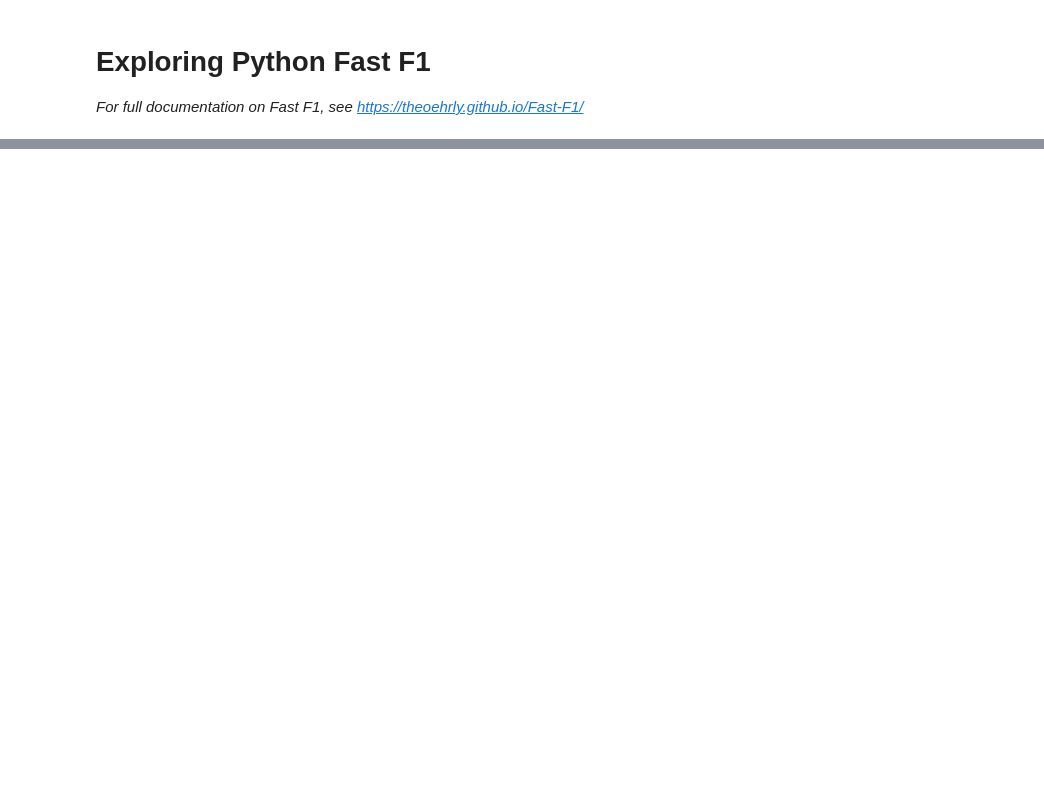
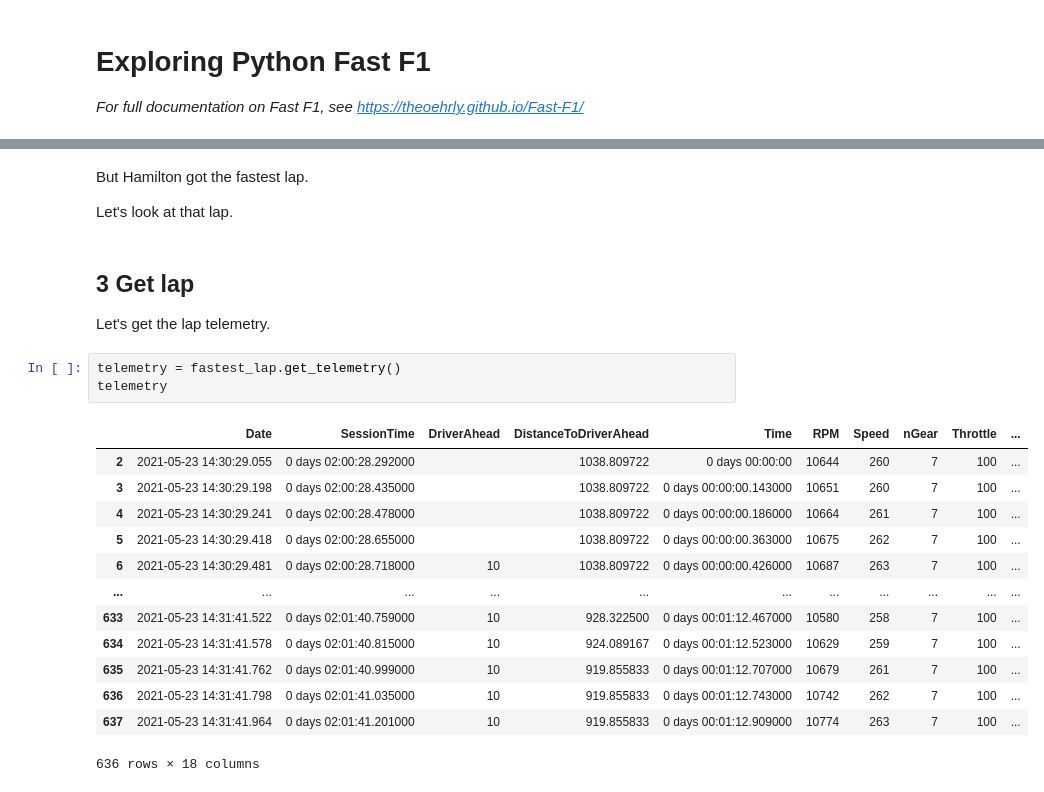
Before and after one commit to CiaranMcAndrew/f1ml, a Jupyter notebook: f1-analysis.ipynb, the cells around one changed output, grey strips where cells are left out. Saved outputs shown, nothing was run; the diff lists cells and outputs as text; blank space fills up the shorter version.

```diff
--- a/f1-analysis.ipynb
+++ b/f1-analysis.ipynb
@@ -56,0 +69,24 @@ pos_data
+# %% [markdown]
+But Hamilton got the fastest lap.
+
+Let's look at that lap.
+# %% [markdown]
+## 3 Get lap
+Let's get the lap telemetry.
+# %%
+telemetry = fastest_lap.get_telemetry()
+telemetry
+# %% [output]
+|  | Date | SessionTime | DriverAhead | DistanceToDriverAhead | Time | RPM | Speed | nGear | Throttle | ... |
+| 2 | 2021-05-23 14:30:29.055 | 0 days 02:00:28.292000 |  | 1038.809722 | 0 days 00:00:00 | 10644 | 260 | 7 | 100 | ... |
+| 3 | 2021-05-23 14:30:29.198 | 0 days 02:00:28.435000 |  | 1038.809722 | 0 days 00:00:00.143000 | 10651 | 260 | 7 | 100 | ... |
+| 4 | 2021-05-23 14:30:29.241 | 0 days 02:00:28.478000 |  | 1038.809722 | 0 days 00:00:00.186000 | 10664 | 261 | 7 | 100 | ... |
+| 5 | 2021-05-23 14:30:29.418 | 0 days 02:00:28.655000 |  | 1038.809722 | 0 days 00:00:00.363000 | 10675 | 262 | 7 | 100 | ... |
+| 6 | 2021-05-23 14:30:29.481 | 0 days 02:00:28.718000 | 10 | 1038.809722 | 0 days 00:00:00.426000 | 10687 | 263 | 7 | 100 | ... |
+| ... | ... | ... | ... | ... | ... | ... | ... | ... | ... | ... |
+| 633 | 2021-05-23 14:31:41.522 | 0 days 02:01:40.759000 | 10 | 928.322500 | 0 days 00:01:12.467000 | 10580 | 258 | 7 | 100 | ... |
+| 634 | 2021-05-23 14:31:41.578 | 0 days 02:01:40.815000 | 10 | 924.089167 | 0 days 00:01:12.523000 | 10629 | 259 | 7 | 100 | ... |
+| 635 | 2021-05-23 14:31:41.762 | 0 days 02:01:40.999000 | 10 | 919.855833 | 0 days 00:01:12.707000 | 10679 | 261 | 7 | 100 | ... |
+| 636 | 2021-05-23 14:31:41.798 | 0 days 02:01:41.035000 | 10 | 919.855833 | 0 days 00:01:12.743000 | 10742 | 262 | 7 | 100 | ... |
+| 637 | 2021-05-23 14:31:41.964 | 0 days 02:01:41.201000 | 10 | 919.855833 | 0 days 00:01:12.909000 | 10774 | 263 | 7 | 100 | ... |
+636 rows × 18 columns
```
Also changed, not shown: parts of 9 cells of this notebook.
